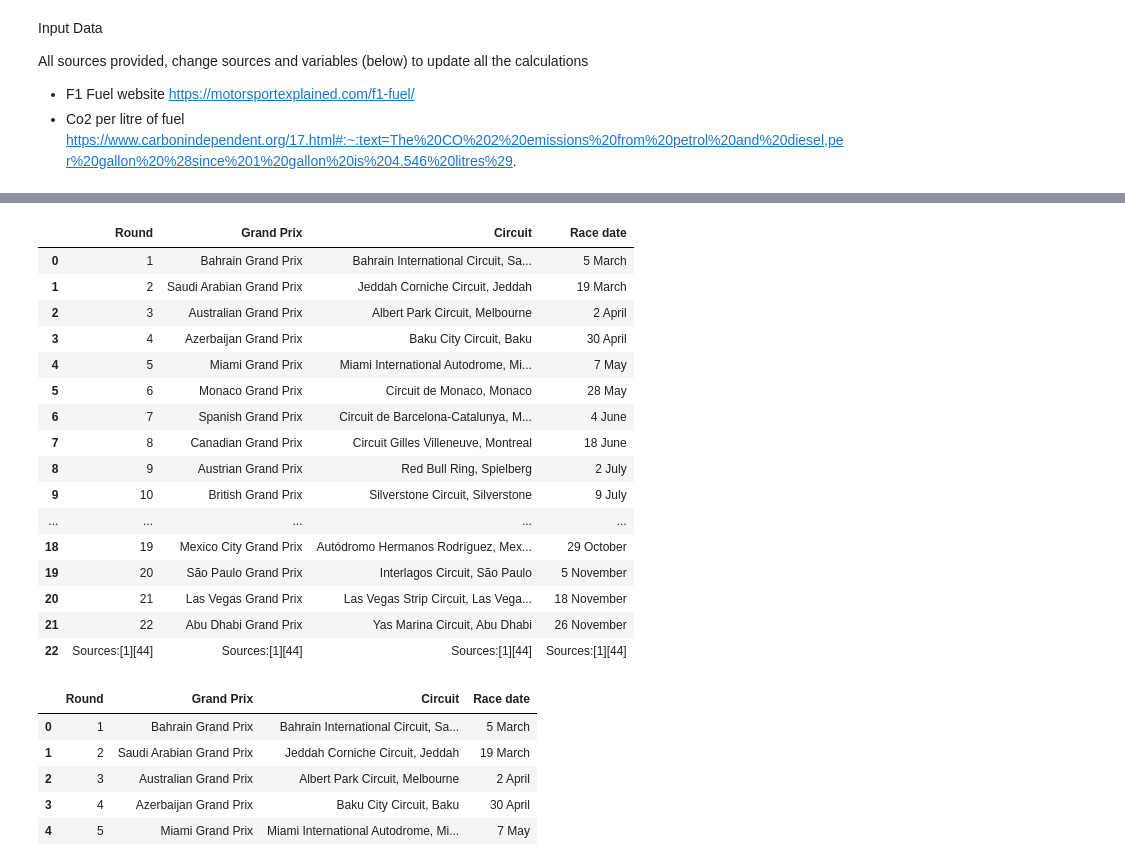
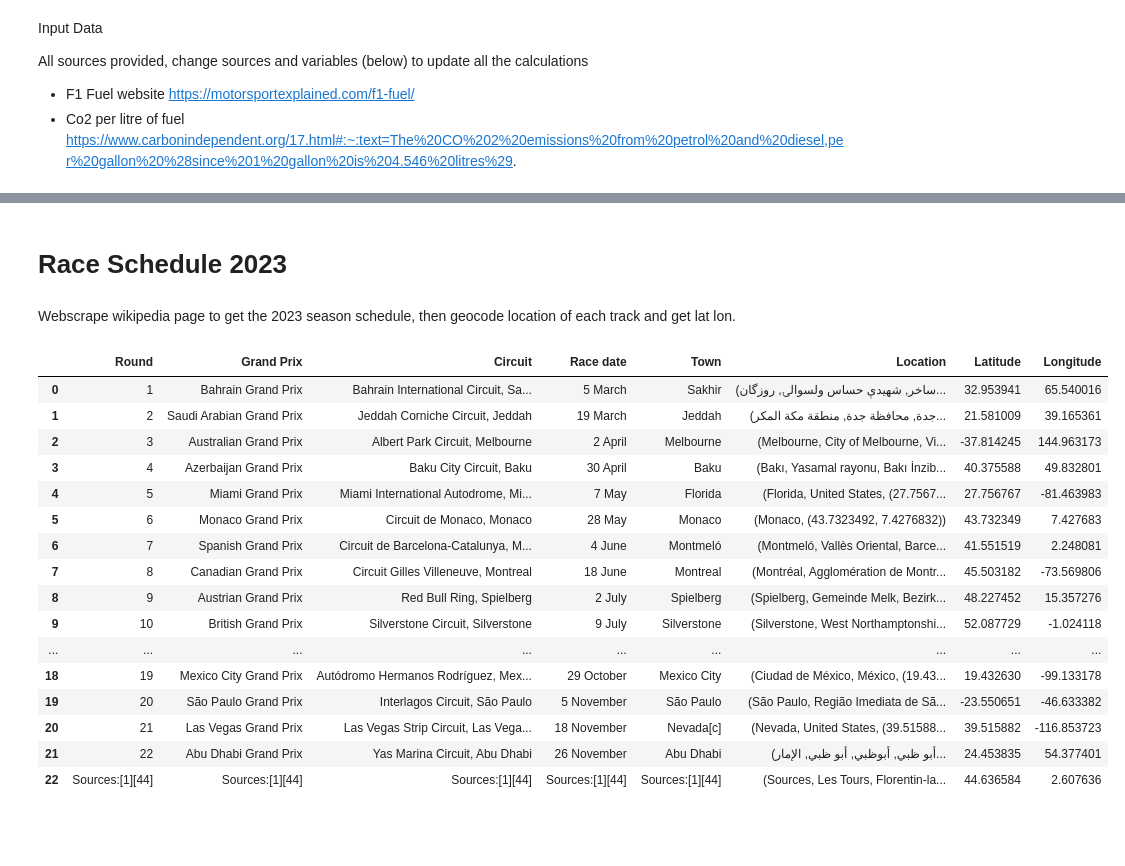
Before and after one commit to WhatAmIDoing55/Formula1_Co2_Calculator, a Jupyter notebook: Formula1_Co2_Notebook.ipynb, the cells around one changed output, grey strips where cells are left out. Drawn from its saved outputs; the diff is of its cells as text; code cells hidden in the pictures; blank space fills up the shorter version.

Commit message:
Webscrape 2023 Season
Download data from wikipedia, geocode track locations and turn to csv and geopandas dataframe.

```diff
--- a/Formula1_Co2_Notebook.ipynb
+++ b/Formula1_Co2_Notebook.ipynb
@@ -35,38 +44,48 @@ During the 2019 season a single F1 race emits 5808.0 kg of Co2.
+# %% [markdown]
+# Race Schedule 2023
+# %% [markdown]
+Webscrape wikipedia page to get the 2023 season schedule, then geocode location of each track and get lat lon.
 # %%
 page_url_season_2023 = 'https://en.wikipedia.org/wiki/2023_Formula_One_World_Championship'
 
 html = requests.get(page_url_season_2023, timeout = 5, verify = True)
 
 html.text[:1000]
 
 dfs2023 = pd.read_html(html.text)
 
 dfs2023[1]
+
+df = dfs2023[1]
+
+df['Town']= df['Circuit'].str.rsplit(',').str[-1]
+
+# Nominate geocoder for OpenStreetMap data with RateLimiter
+geocoder = RateLimiter(Nominatim(user_agent='tutorial').geocode, min_delay_seconds=1)
+df['Location']= df['Town'].apply(geocoder)
+
+# add latitude and longitude to dataframe
+df['Latitude']=df['Location'].apply(lambda loc: loc.latitude if loc else None)
+df['Longitude']=df['Location'].apply(lambda loc: loc.longitude if loc else None)
+
+df.to_csv('season2023.csv', index = True)
+
+df
 # %% [output]
-|  | Round | Grand Prix | Circuit | Race date |
-| 0 | 1 | Bahrain Grand Prix | Bahrain International Circuit, Sa... | 5 March |
-| 1 | 2 | Saudi Arabian Grand Prix | Jeddah Corniche Circuit, Jeddah | 19 March |
-| 2 | 3 | Australian Grand Prix | Albert Park Circuit, Melbourne | 2 April |
-| 3 | 4 | Azerbaijan Grand Prix | Baku City Circuit, Baku | 30 April |
-| 4 | 5 | Miami Grand Prix | Miami International Autodrome, Mi... | 7 May |
-| 5 | 6 | Monaco Grand Prix | Circuit de Monaco, Monaco | 28 May |
-| 6 | 7 | Spanish Grand Prix | Circuit de Barcelona-Catalunya, M... | 4 June |
-| 7 | 8 | Canadian Grand Prix | Circuit Gilles Villeneuve, Montreal | 18 June |
-| 8 | 9 | Austrian Grand Prix | Red Bull Ring, Spielberg | 2 July |
-| 9 | 10 | British Grand Prix | Silverstone Circuit, Silverstone | 9 July |
-| ... | ... | ... | ... | ... |
-| 18 | 19 | Mexico City Grand Prix | Autódromo Hermanos Rodríguez, Mex... | 29 October |
-| 19 | 20 | São Paulo Grand Prix | Interlagos Circuit, São Paulo | 5 November |
-| 20 | 21 | Las Vegas Grand Prix | Las Vegas Strip Circuit, Las Vega... | 18 November |
-| 21 | 22 | Abu Dhabi Grand Prix | Yas Marina Circuit, Abu Dhabi | 26 November |
-| 22 | Sources:[1][44] | Sources:[1][44] | Sources:[1][44] | Sources:[1][44] |
+|  | Round | Grand Prix | Circuit | Race date | Town | Location | Latitude | Longitude |
+| 0 | 1 | Bahrain Grand Prix | Bahrain International Circuit, Sa... | 5 March | Sakhir | (ساخر, شهيدې حساس ولسوالۍ, روزگان... | 32.953941 | 65.540016 |
+| 1 | 2 | Saudi Arabian Grand Prix | Jeddah Corniche Circuit, Jeddah | 19 March | Jeddah | (جدة, محافظة جدة, منطقة مكة المكر... | 21.581009 | 39.165361 |
+| 2 | 3 | Australian Grand Prix | Albert Park Circuit, Melbourne | 2 April | Melbourne | (Melbourne, City of Melbourne, Vi... | -37.814245 | 144.963173 |
+| 3 | 4 | Azerbaijan Grand Prix | Baku City Circuit, Baku | 30 April | Baku | (Bakı, Yasamal rayonu, Bakı İnzib... | 40.375588 | 49.832801 |
+| 4 | 5 | Miami Grand Prix | Miami International Autodrome, Mi... | 7 May | Florida | (Florida, United States, (27.7567... | 27.756767 | -81.463983 |
+| 5 | 6 | Monaco Grand Prix | Circuit de Monaco, Monaco | 28 May | Monaco | (Monaco, (43.7323492, 7.4276832)) | 43.732349 | 7.427683 |
+| 6 | 7 | Spanish Grand Prix | Circuit de Barcelona-Catalunya, M... | 4 June | Montmeló | (Montmeló, Vallès Oriental, Barce... | 41.551519 | 2.248081 |
+| 7 | 8 | Canadian Grand Prix | Circuit Gilles Villeneuve, Montreal | 18 June | Montreal | (Montréal, Agglomération de Montr... | 45.503182 | -73.569806 |
+| 8 | 9 | Austrian Grand Prix | Red Bull Ring, Spielberg | 2 July | Spielberg | (Spielberg, Gemeinde Melk, Bezirk... | 48.227452 | 15.357276 |
+| 9 | 10 | British Grand Prix | Silverstone Circuit, Silverstone | 9 July | Silverstone | (Silverstone, West Northamptonshi... | 52.087729 | -1.024118 |
+| ... | ... | ... | ... | ... | ... | ... | ... | ... |
+| 18 | 19 | Mexico City Grand Prix | Autódromo Hermanos Rodríguez, Mex... | 29 October | Mexico City | (Ciudad de México, México, (19.43... | 19.432630 | -99.133178 |
+| 19 | 20 | São Paulo Grand Prix | Interlagos Circuit, São Paulo | 5 November | São Paulo | (São Paulo, Região Imediata de Sã... | -23.550651 | -46.633382 |
+| 20 | 21 | Las Vegas Grand Prix | Las Vegas Strip Circuit, Las Vega... | 18 November | Nevada[c] | (Nevada, United States, (39.51588... | 39.515882 | -116.853723 |
+| 21 | 22 | Abu Dhabi Grand Prix | Yas Marina Circuit, Abu Dhabi | 26 November | Abu Dhabi | (أبو ظبي, أبوظبي, أبو ظبي, الإمار... | 24.453835 | 54.377401 |
+| 22 | Sources:[1][44] | Sources:[1][44] | Sources:[1][44] | Sources:[1][44] | Sources:[1][44] | (Sources, Les Tours, Florentin-la... | 44.636584 | 2.607636 |
-# %%
-df = dfs2023[1]
-df.head()
-# %% [output]
-|  | Round | Grand Prix | Circuit | Race date |
-| 0 | 1 | Bahrain Grand Prix | Bahrain International Circuit, Sa... | 5 March |
-| 1 | 2 | Saudi Arabian Grand Prix | Jeddah Corniche Circuit, Jeddah | 19 March |
-| 2 | 3 | Australian Grand Prix | Albert Park Circuit, Melbourne | 2 April |
-| 3 | 4 | Azerbaijan Grand Prix | Baku City Circuit, Baku | 30 April |
-| 4 | 5 | Miami Grand Prix | Miami International Autodrome, Mi... | 7 May |
```
Also changed, not shown: parts of 7 cells of this notebook, 2 other files.
